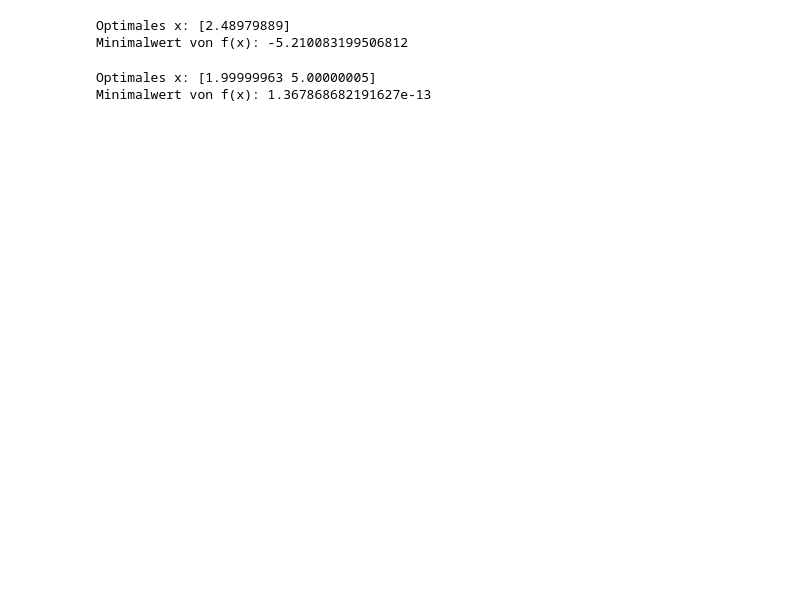
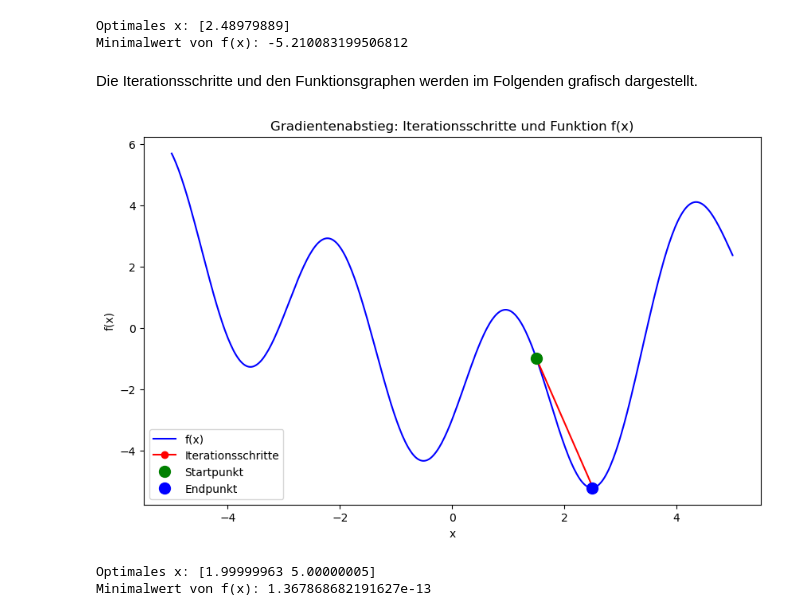
Before and after one commit to Schoenbrodt/KI-Bildung-im-MU, a Jupyter notebook: numerischeOptimierungsverfahren.ipynb, the cells around one changed output. Cells and saved outputs as stored; diff of their text form; code cells hidden in the pictures; blank space fills up the shorter version.

```diff
--- a/numerischeOptimierungsverfahren.ipynb
+++ b/numerischeOptimierungsverfahren.ipynb
@@ -173,19 +171,58 @@ print("Minimalwert von f(x):", result.fun)
 # %% [output]
 Optimales x: [2.48979889]
 Minimalwert von f(x): -5.210083199506812
-# %%
-def f(x):
-    return (x[0] - 2)**2 + (x[1] - 5)**2
-
-# Wähle einen Startpunkt für den Algorithmus
-initial_values = np.array([0.0, 0.0])
-
-# Wende das Gradientenabstiegsverfahren an
-result = minimize(f, initial_values, method='BFGS')
-
-# Gib das Ergebnis aus
-print("Optimales x:", result.x)
-print("Minimalwert von f(x):", result.fun)
-# %% [output]
-Optimales x: [1.99999963 5.00000005]
-Minimalwert von f(x): 1.367868682191627e-13
+# %% [markdown]
+Die Iterationsschritte und den Funktionsgraphen werden im Folgenden grafisch dargestellt.
+# %%
+# Erzeuge die Werte für den Plot
+x = np.linspace(-5, 5, 400)
+y = np.array([f_eindim(xi) for xi in x])
+
+# Plot der Funktion
+plt.figure(figsize=(10, 6))
+plt.plot(x, y, label='f(x)', color='blue')
+
+# Plot der Iterationsschritte
+plt.plot(iterations, [f_eindim(xi) for xi in iterations], 'ro-', label='Iterationsschritte')
+
+# Markiere den Startpunkt und den Endpunkt
+plt.plot(start_x, f_eindim(start_x), 'go', markersize=10, label='Startpunkt')
+plt.plot(result.x, f_eindim(result.x), 'bo', markersize=10, label='Endpunkt')
+
+# Achsenbeschriftungen und Titel
+plt.xlabel('x')
+plt.ylabel('f(x)')
+plt.legend()
+plt.title('Gradientenabstieg: Iterationsschritte und Funktion f(x)')
+
+plt.show()
+# %% [output]
+[figure, added]
+# %%
+def f_zweidim(x):
+    return (x[0] - 2)**2 + (x[1] - 5)**2
+
+# Wähle einen Startpunkt für den Algorithmus
+start_values = np.array([0.0, 0.0])
+
+# Liste zum Speichern der Iterationspunkte, um diese zu plotten
+iterations = []
+
+# Callback-Funktion, um Iterationspunkte zu speichern
+def callback(xk):
+    iterations.append(np.copy(xk))
+
+# Wende das Gradientenabstiegsverfahren an
+result = minimize(f_zweidim, start_values, method='BFGS', callback=callback)
+
+
+# Füge den Startpunkt zur Liste der Iterationen hinzu
+iterations.insert(0, start_values)
+iterations = np.array(iterations)
+
+# Gib das Ergebnis aus
+print("Optimales x:", result.x)
+print("Minimalwert von f(x):", result.fun)
+# %% [output]
+Optimales x: [1.99999963 5.00000005]
+Minimalwert von f(x): 1.367868682191627e-13
```
Also changed, not shown: parts of 10 cells of this notebook, 2 other files.
